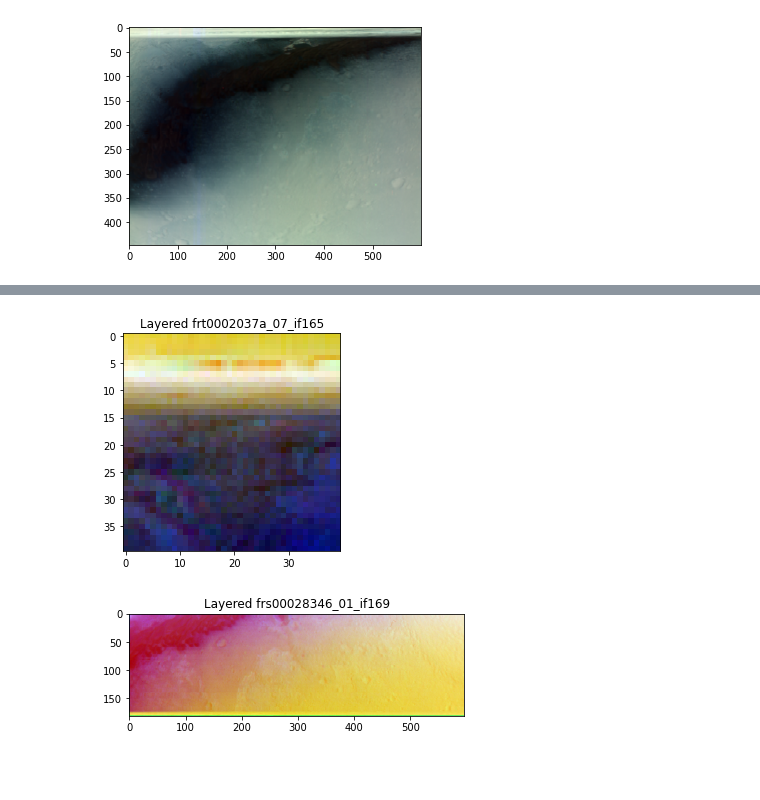
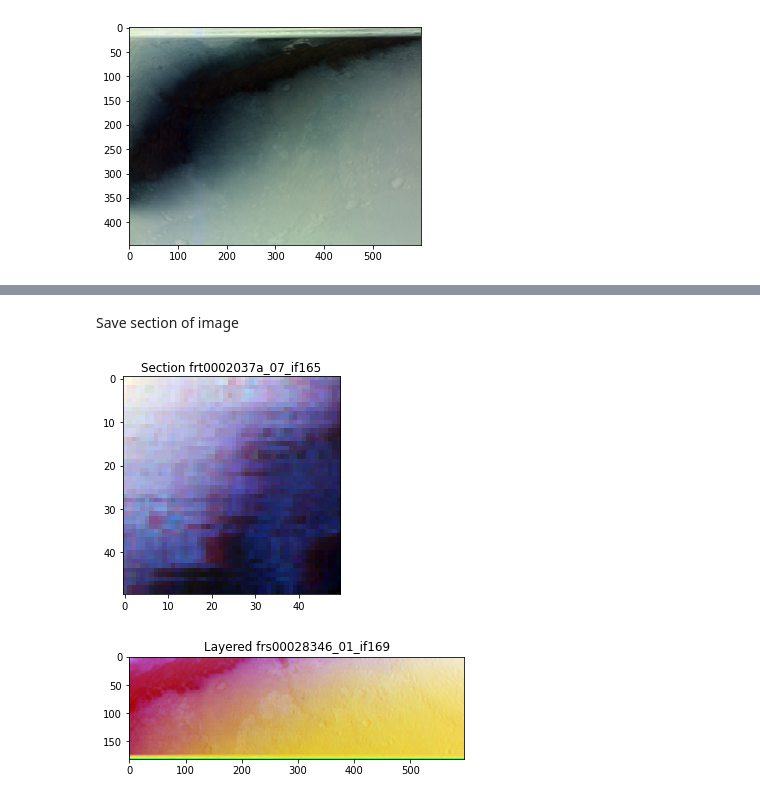
Before and after one commit to marinakiseleva/spectral_analysis, a Jupyter notebook: notebooks/CRISM Data Handling.ipynb, the cells around one changed output, grey strips where cells are left out. Cells and saved outputs as stored; diff of their text form; code cells hidden in the pictures; blank space fills up the shorter version.

```diff
--- a/notebooks/CRISM Testing.ipynb
+++ b/notebooks/CRISM Data Handling.ipynb
@@ -59,3 +72,17 @@ Layer frt0002037a_07_if165l_trr3.img and frt0002037a_07_if165s_trr3.img, the dif
+# %% [markdown]
+Save section of image
+# %%
+# Save section of image
+with open(DATA_DIR + 'GALE_CRATER/' + IMG_DIR  + 'layered_img.pickle', 'rb') as handle:
+    loaded_img = pickle.load(handle)
+
+view = imshow(loaded_img[100:150,100:150,:],
+              bands= (120, 71, 18),
+              title="Section " + IMG_NAME)
+with open(DATA_DIR + 'GALE_CRATER/' + IMG_DIR + 'layered_img_sec_100_150.pickle', 'wb') as f:
+    pickle.dump(loaded_img[100:150,100:150,:], f)
+# %% [output]
+[figure, added]
 # %%
 IMG_DIR = 'cartOrder/cartorder/'
 IMG_NAME = 'frt0002037a_07_if165'
@@ -67,9 +94,7 @@ L_IMG_WAVELENGTHS = IMG_DIR + 'l_pixel_x_201_y_200.txt'
 with open(DATA_DIR + 'GALE_CRATER/' + IMG_DIR  + 'layered_img_section.pickle', 'rb') as handle:
     loaded_img = pickle.load(handle)
 # view = imshow(loaded_img[10:420,100:621,:], bands= (200, 71, 18), title="Layered " + IMG_NAME)
-view = imshow(loaded_img, bands= (120, 71, 18), title="Layered " + IMG_NAME)
+view = imshow(loaded_img, bands= (120, 71, 18), title="Layered subsection of " + IMG_NAME)
-# %% [output]
-[figure, removed]
 # %%
 IMG_DIR = 'cartOrder_part_0002/cartorder/'
 IMG_NAME = 'frs00028346_01_if169'
```
Also changed, not shown: parts of 4 cells of this notebook, 3 other files.
